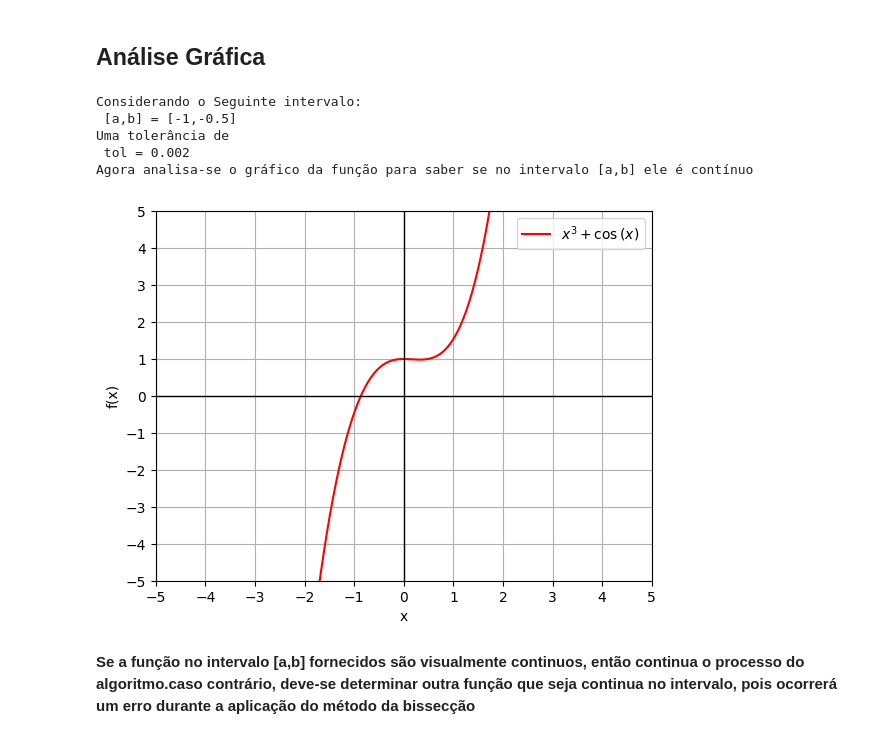
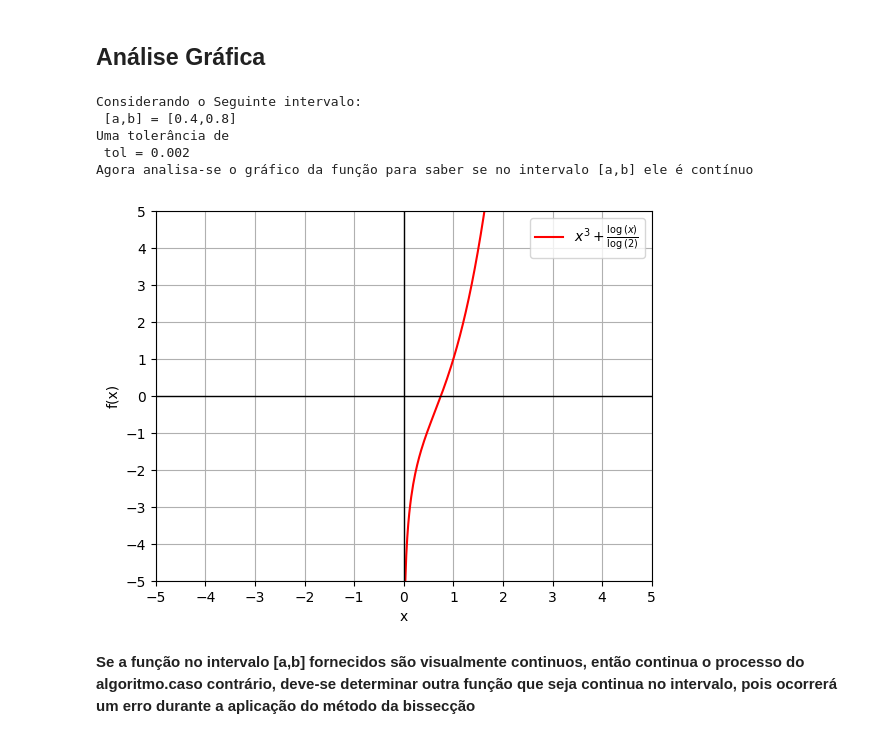
Before and after one commit to JWchester/CalculoNumerico, a Jupyter notebook: 01 - Método da Bissecção/Bissecção(Concluido).ipynb, the cells around one changed output. Drawn from its saved outputs; the diff is of its cells as text; code cells hidden in the pictures.

```diff
--- a/01 - Método da Bissecção/Bissecção(Concluido).ipynb
+++ b/01 - Método da Bissecção/Bissecção(Concluido).ipynb
@@ -91,7 +91,7 @@ from IPython.display import Math #Utilizado para imprimir variaveis na tela de f
 
 
 def f(x,tp):
-    inp = 'x**3 + cos(x)'   #<----- insira a função aqui
+    inp = 'x**3 + log(x,2)'   #<----- insira a função aqui
     trt = inp.split(' ')
 
     if tp == 1:
@@ -120,45 +120,47 @@ def print_latex(eq):
 ## Análise Gráfica
 # %%
 
-a = -1 #<----- insira o ponto inicial
-b = -0.5 #<---- insira o ponto final
-decimal_places = 3
 
-print('Considerando o Seguinte intervalo:\n [a,b] = [{},{}]'.format(a, b))
+a0 = 0.4  #<------- insira o ponto inicial do intervalo
+b0 = 0.8 #<------- insira o ponto final do intervalo
+tolerance = 0.002
+decimal_places = 4
+
+print('Considerando o Seguinte intervalo:\n [a,b] = [{},{}]'.format(a0, b0))
 print('Uma tolerância de\n tol = {}'.format(0.002))
 print('Agora analisa-se o gráfico da função para saber se no intervalo [a,b] ele é contínuo')
 
 # determina o domínio da função e as iterações para criar cada ponto no gráfico
 x = np.linspace(-10, 10, 1000)
 
 # analisar se o intervalo no qual será aplicado o algoritmo é contínuo
 
 fig, ax = plt.subplots()  # configura a região na qual será apresentado o plot da imagem
 ax.grid(True)  # apresenta grade no plot da imagem
 ax.plot(x, f(x, 1), color='red', label='$' + sp.latex(f(x, 0)) + '$')  # plota o gráfico e adiciona algumas configurações de legenda ao mesmo
 plt.axhline(0, color='black', lw=1)  # acrecenta eixo das abscissas
 plt.axvline(0, color='black', lw=1)  # acrescenta o eixo das ordenadas
 
 # modifique esses parametros para ter uma visão geral do gráfico
 ax.set_xlim(-5, 5)  # determina o tamanho do eixo x a ser analisado
 ax.set_ylim(-5, 5)  # determina o tamanho do eixo y a ser analisado
 
 # Define os intervalos desejados nos eixos x e y
 ax.set_xticks(np.arange(ax.get_xlim()[0], ax.get_xlim()[1] + 1, 1))
 ax.set_yticks(np.arange(ax.get_ylim()[0], ax.get_ylim()[1] + 1, 1))
 
 ax.set_xlabel('x')  # acrescenta legenda para o eixo x
 ax.set_ylabel('f(x)')  # acrescenta legenda para o eixo y
 ax.legend()  # ativa legenda
 
 plt.show()  # mostra o gráfico após as configurações fornecidas acima
 # %% [output]
 Considerando o Seguinte intervalo:
- [a,b] = [-1,-0.5]
+ [a,b] = [0.4,0.8]
 Uma tolerância de
  tol = 0.002
 Agora analisa-se o gráfico da função para saber se no intervalo [a,b] ele é contínuo
-[figure, old version]
+[figure, new version]
 # %% [markdown]
 **Se a função no intervalo [a,b] fornecidos são visualmente continuos, então continua o processo do algoritmo.caso contrário, deve-se determinar outra função que seja continua no intervalo, pois ocorrerá um erro durante a aplicação do método da bissecção**
 # %%
```
Also changed, not shown: parts of 4 cells of this notebook, 1 other file.
